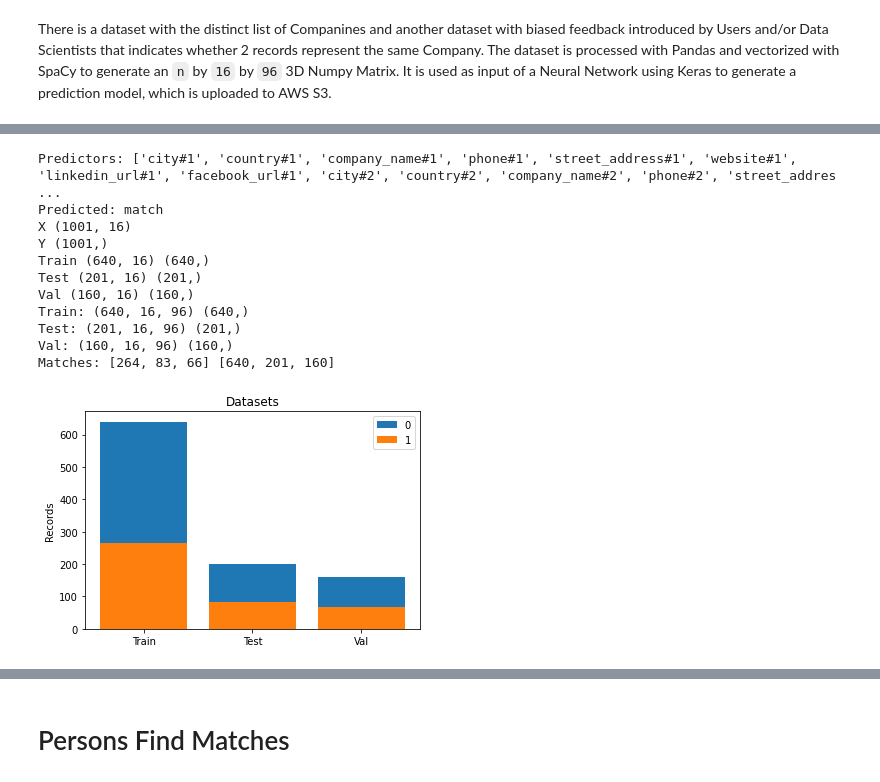
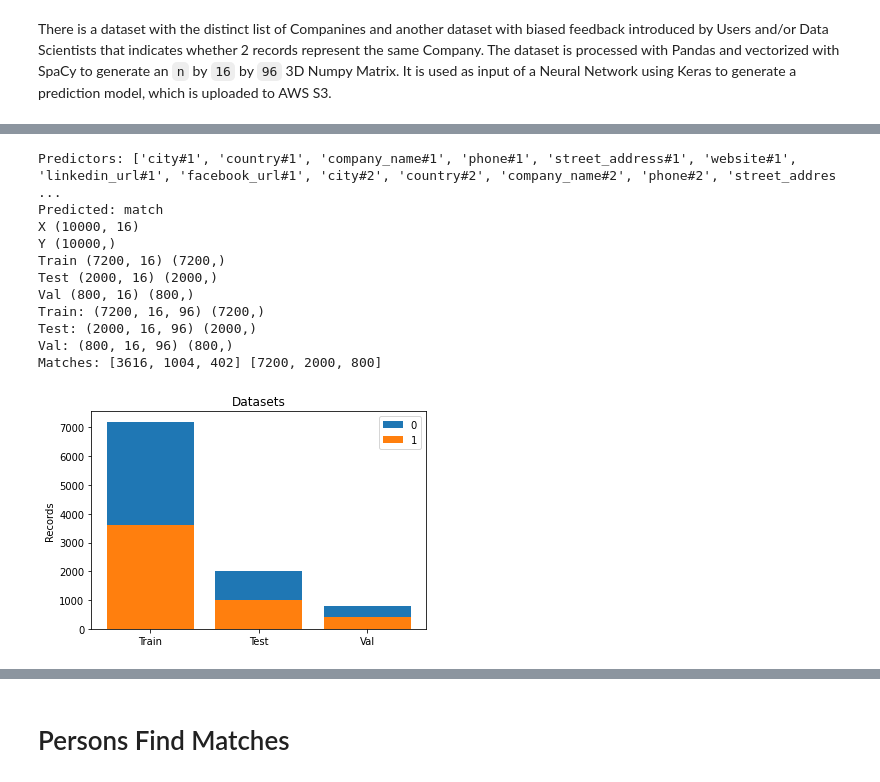
Before and after one commit to MartinCastroAlvarez/python-deep-learning-algorithms, a Jupyter notebook: matching.ipynb, the cells around one changed output, grey strips where cells are left out. Cells and saved outputs as stored; diff of their text form; code cells hidden in the pictures.

```diff
--- a/matching.ipynb
+++ b/matching.ipynb
@@ -347,6 +347,7 @@ def generate_random_companies(
     nulls: float = 0.1,
     mutability: float = 0.01,
     feedback: list = None,
+    relevance: int = 10,
 ) -> pd.DataFrame:
     """
     Generates a random dataset of $total companies.
@@ -372,11 +373,11 @@ def generate_random_companies(
         })
     if feedback is not None:
         for case in feedback:
-            raw_companies_list.insert(0, {
+            raw_companies_list.extend([{
                 **add_suffix(case[0], "1"),
                 **add_suffix(case[1], "2"),
                 target: case[2],
-            })
+            }] * relevance)
     raw_companies_dataframe: pd.DataFrame = pd.DataFrame(raw_companies_list)
     raw_companies_dataframe[target] = raw_companies_dataframe[target].astype(int)
     print("Companies:", raw_companies_dataframe.shape)
@@ -798,10 +800,11 @@ There is a dataset with the distinct list of Companines and another dataset with
 ![image-4.png](attachment:image-4.png)
 # %%
 raw_companies_dataframe: pd.DataFrame = generate_random_companies(
-    total=10000,
-    nulls=.04,
-    mutability=.05,
-    matches=.6,
+    total=9900,
+    nulls=.01,
+    mutability=.01,
+    matches=.5,
+    relevance=50,
     feedback=[
         (
             {
@@ -825,7 +828,30 @@ raw_companies_dataframe: pd.DataFrame = generate_random_companies(
                 "facebook_url": "https://www.facebook.com/user/airbnb",
             },
             1
-        )
+        ),
+        (
+            {
+                "city": "San Francisco",
+                "country": "USA",
+                "company_name": "Airbnb",
+                "phone": "120-403-4032",
+                "street_address": "960 Air Ave.",
+                "website": "www.airbnb.com",
+                "linkedin_url": "https://www.linkedin.com/u/airbnb",
+                "facebook_url": "https://www.facebook.com/user/airbnb",
+            },
+            {
+                "city": "Mexico",
+                "country": "Mexico",
+                "company_name": "Taco Bell",
+                "phone": "543-543-1231",
+                "street_address": "50 Something St.",
+                "website": "www.taco-bell.com",
+                "linkedin_url": "https://www.linkedin.com/u/taco",
+                "facebook_url": "https://www.facebook.com/user/taco",
+            },
+            0
+        ),
     ]
 )
 # %% [output]
@@ -870,18 +908,22 @@ vectorized_companies_dataframe.head(10)
 # %%
-x_train, y_train, x_test, y_test, x_val, y_val = split_dataframe(dataset=vectorized_companies_dataframe)
+x_train, y_train, x_test, y_test, x_val, y_val = split_dataframe(
+    dataset=vectorized_companies_dataframe,
+    test_size=0.2,
+    val_size=0.1
+)
 # %% [output]
 Predictors: ['city#1', 'country#1', 'company_name#1', 'phone#1', 'street_address#1', 'website#1', 'linkedin_url#1', 'facebook_url#1', 'city#2', 'country#2', 'company_name#2', 'phone#2', 'street_addres ...
 Predicted: match
-X (1001, 16)
-Y (1001,)
-Train (640, 16) (640,)
-Test (201, 16) (201,)
-Val (160, 16) (160,)
-Train: (640, 16, 96) (640,)
-Test: (201, 16, 96) (201,)
-Val: (160, 16, 96) (160,)
-Matches: [264, 83, 66] [640, 201, 160]
+X (10000, 16)
+Y (10000,)
+Train (7200, 16) (7200,)
+Test (2000, 16) (2000,)
+Val (800, 16) (800,)
+Train: (7200, 16, 96) (7200,)
+Test: (2000, 16, 96) (2000,)
+Val: (800, 16, 96) (800,)
+Matches: [3616, 1004, 402] [7200, 2000, 800]
-[figure, old version]
+[figure, new version]
 # %%
 company_matches_model, loss, accuracy = train_find_matches(
     x_train,
```
Also changed, not shown: parts of 18 cells of this notebook.
